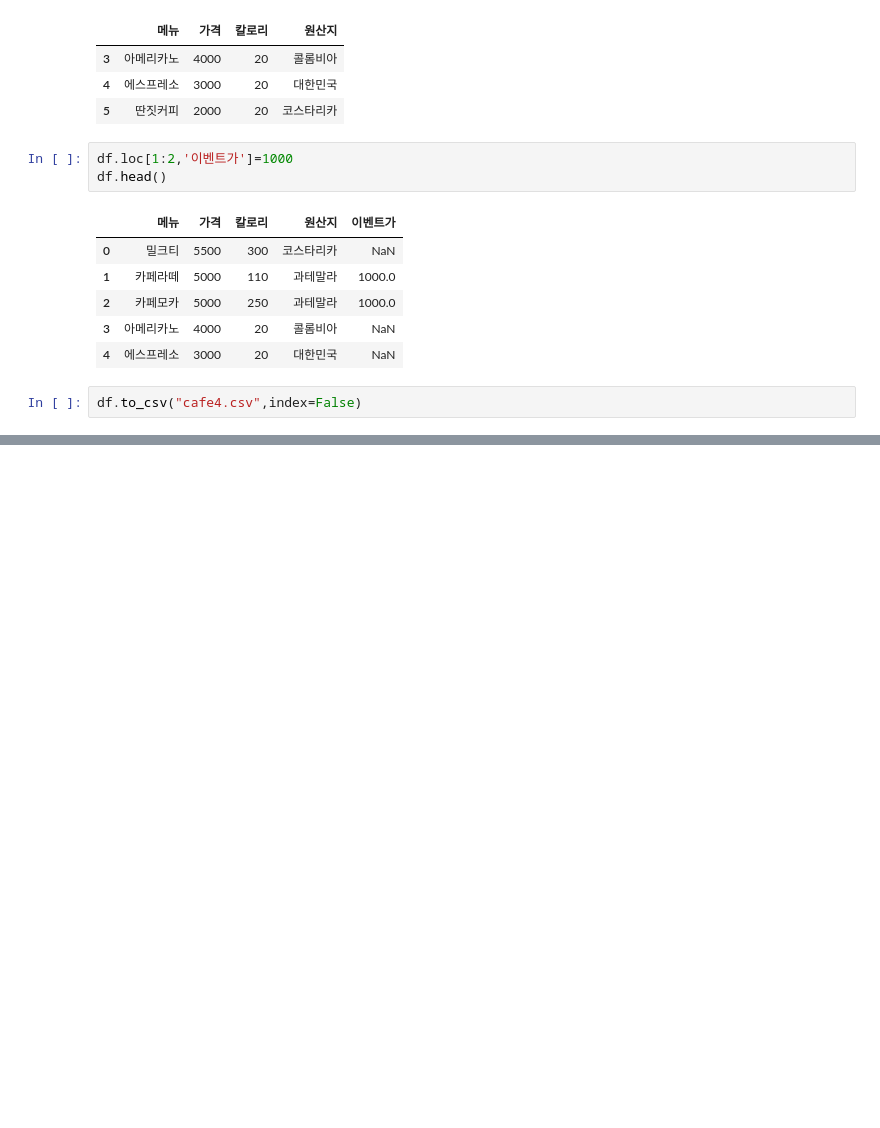
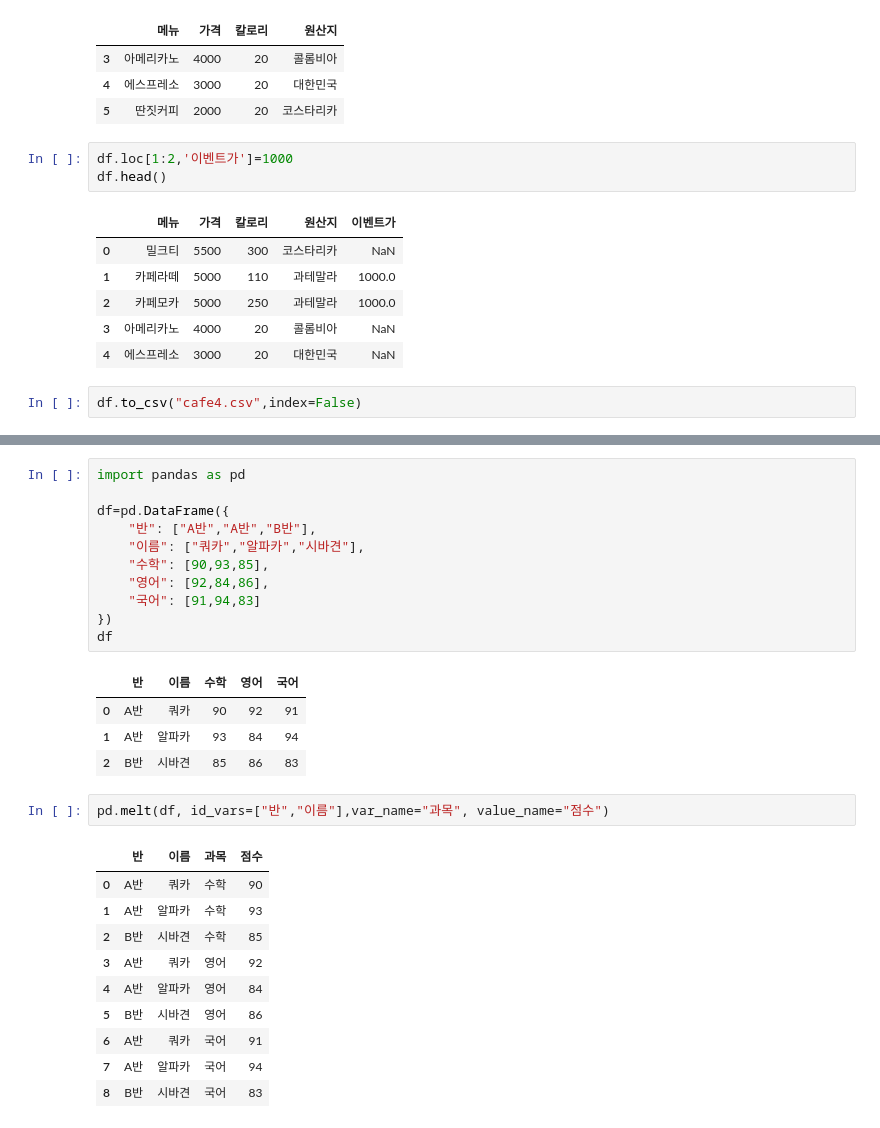
Before and after one commit to songyeongeun/Bigdata-Analysis-Certificate, a Jupyter notebook: pandas_basic.ipynb, the cells around one changed output, grey strips where cells are left out. Drawn from its saved outputs; the diff is of its cells as text; blank space fills up the shorter version.

Commit message:
[작업형1] pandas

```diff
--- a/pandas_basic.ipynb
+++ b/pandas_basic.ipynb
@@ -676,0 +1013,29 @@ df.to_csv("cafe4.csv",index=False)
+# %%
+import pandas as pd
+
+df=pd.DataFrame({
+    "반": ["A반","A반","B반"],
+    "이름": ["쿼카","알파카","시바견"],
+    "수학": [90,93,85],
+    "영어": [92,84,86],
+    "국어": [91,94,83]
+})
+df
+# %% [output]
+|  | 반 | 이름 | 수학 | 영어 | 국어 |
+| 0 | A반 | 쿼카 | 90 | 92 | 91 |
+| 1 | A반 | 알파카 | 93 | 84 | 94 |
+| 2 | B반 | 시바견 | 85 | 86 | 83 |
+# %%
+pd.melt(df, id_vars=["반","이름"],var_name="과목", value_name="점수")
+# %% [output]
+|  | 반 | 이름 | 과목 | 점수 |
+| 0 | A반 | 쿼카 | 수학 | 90 |
+| 1 | A반 | 알파카 | 수학 | 93 |
+| 2 | B반 | 시바견 | 수학 | 85 |
+| 3 | A반 | 쿼카 | 영어 | 92 |
+| 4 | A반 | 알파카 | 영어 | 84 |
+| 5 | B반 | 시바견 | 영어 | 86 |
+| 6 | A반 | 쿼카 | 국어 | 91 |
+| 7 | A반 | 알파카 | 국어 | 94 |
+| 8 | B반 | 시바견 | 국어 | 83 |
```
Also changed, not shown: parts of 93 cells of this notebook.
